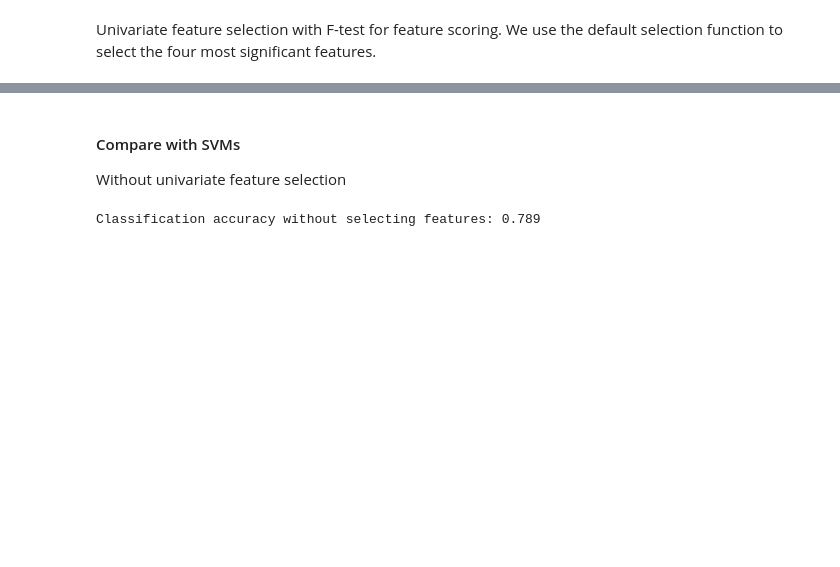
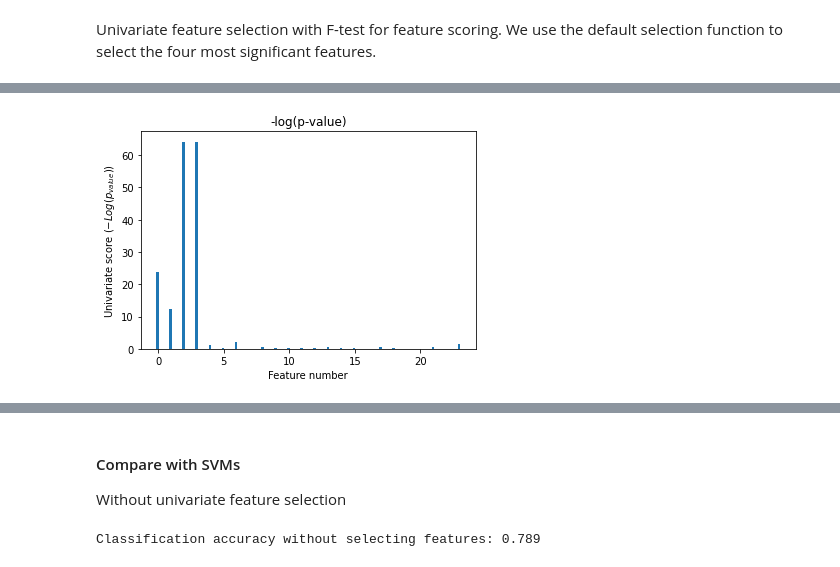
Before and after one commit to esterpantaleo/machine_learning_phd_course, a Jupyter notebook: 3.The_curse_of_dimensionality_tutorial.ipynb, the cells around one changed output, grey strips where cells are left out. Cells and saved outputs as stored; diff of their text form; code cells hidden in the pictures; blank space fills up the shorter version.

```diff
--- a/3.The_curse_of_dimensionality_tutorial.ipynb
+++ b/3.The_curse_of_dimensionality_tutorial.ipynb
@@ -288,0 +349,20 @@ plt.show()
+# %%
+from sklearn.feature_selection import SelectKBest, f_classif
+
+selector = SelectKBest(f_classif, k=4)
+selector.fit(X_train, y_train)
+scores = -np.log10(selector.pvalues_)
+#scores /= scores.max()
+
+import matplotlib.pyplot as plt
+
+X_indices = np.arange(X.shape[-1])
+plt.figure(1)
+plt.clf()
+plt.bar(X_indices - 0.05, scores, width=0.2)
+plt.title("-log(p-value)")
+plt.xlabel("Feature number")
+plt.ylabel(r"Univariate score ($-Log(p_{value})$)")
+plt.show()
+# %% [output]
+[figure, added]
```
Also changed, not shown: parts of 30 cells of this notebook, 12 other files.
